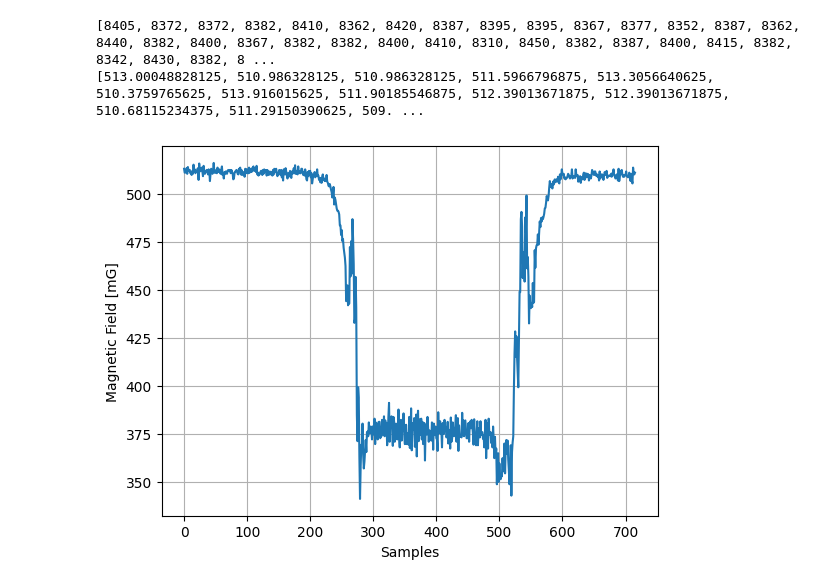
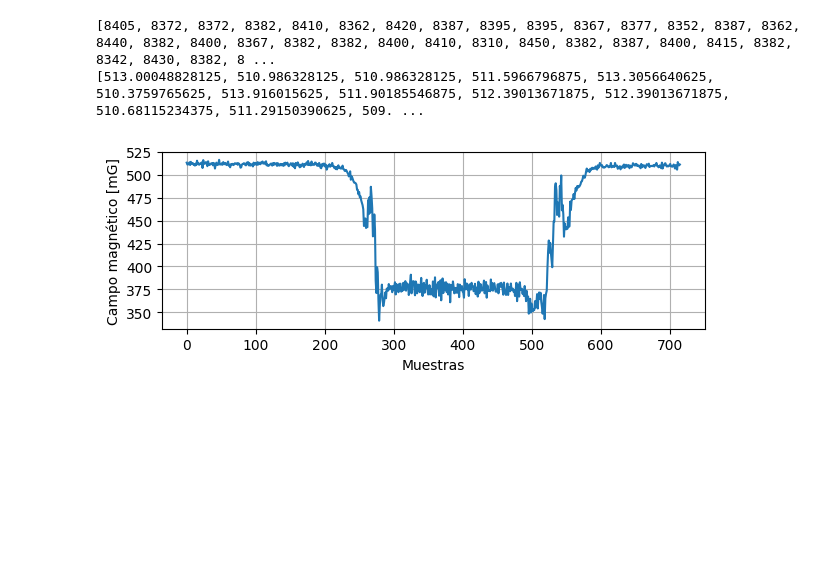
Before and after one commit to dsec-thesis/project_report, a Jupyter notebook: utils/qmc5883l.ipynb, the cells around one changed output. Cells and saved outputs as stored; diff of their text form; code cells hidden in the pictures; blank space fills up the shorter version.

```diff
--- a/utils/qmc5883l.ipynb
+++ b/utils/qmc5883l.ipynb
@@ -16,14 +16,18 @@ print(samples_mg)
 # %%
 # Plot
 import matplotlib.pyplot as plt
+import numpy as np
 
+plt.figure(figsize=(7,2.3))
 plt.plot(list(range(len(samples_mg))), samples_mg)
-plt.xlabel("Samples")
-plt.ylabel("Magnetic Field [mG]")
+plt.xlabel("Muestras")
+plt.ylabel("Campo magnético [mG]")
 plt.grid(True)
+plt.xticks(np.arange(0, 800, 100))
+plt.yticks(np.arange(350, 526, 25))
 plt.show()
 # %% [output]
-[figure, old version]
+[figure, new version]
 # %%
 # Compute Movil Average
 import numpy as np
```
Also changed, not shown: parts of 3 cells of this notebook, 2 other files.
